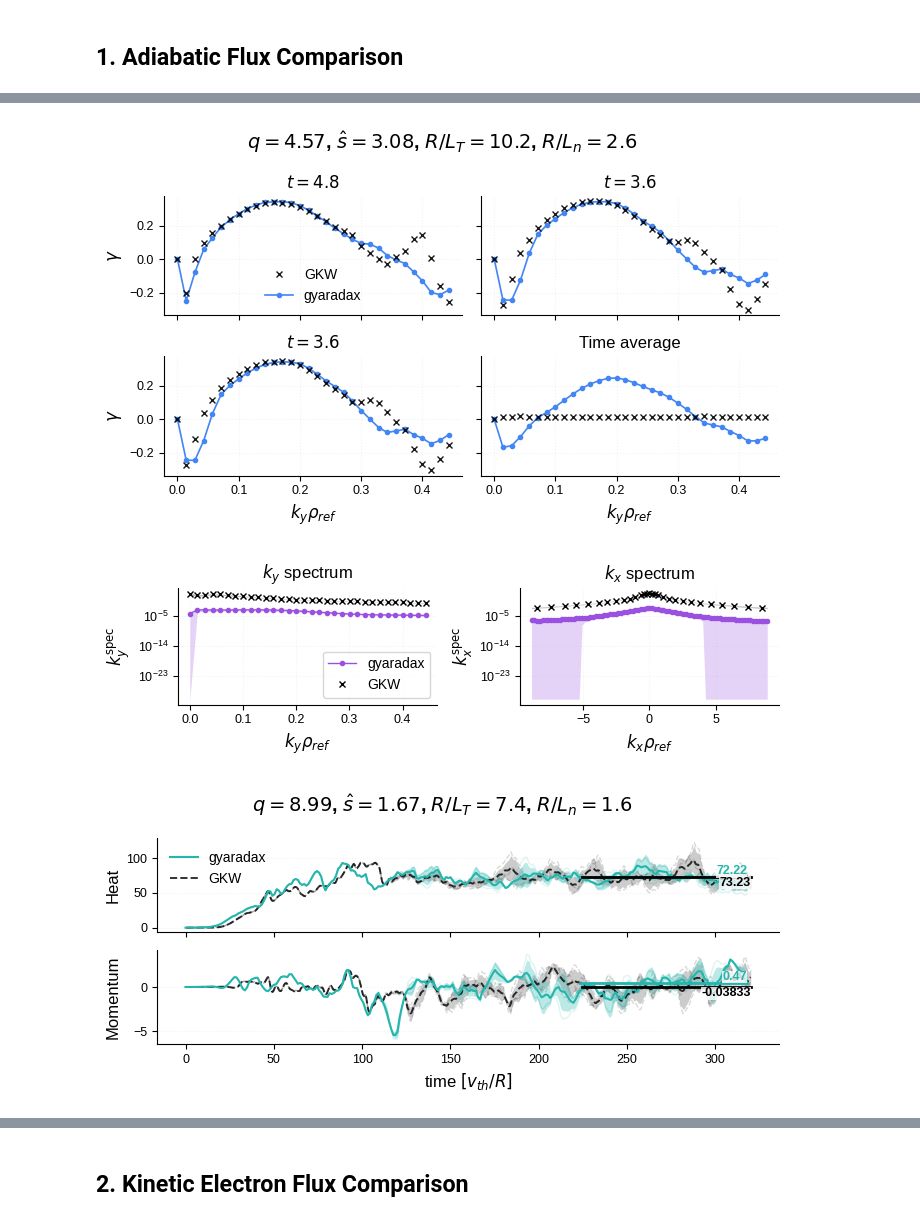
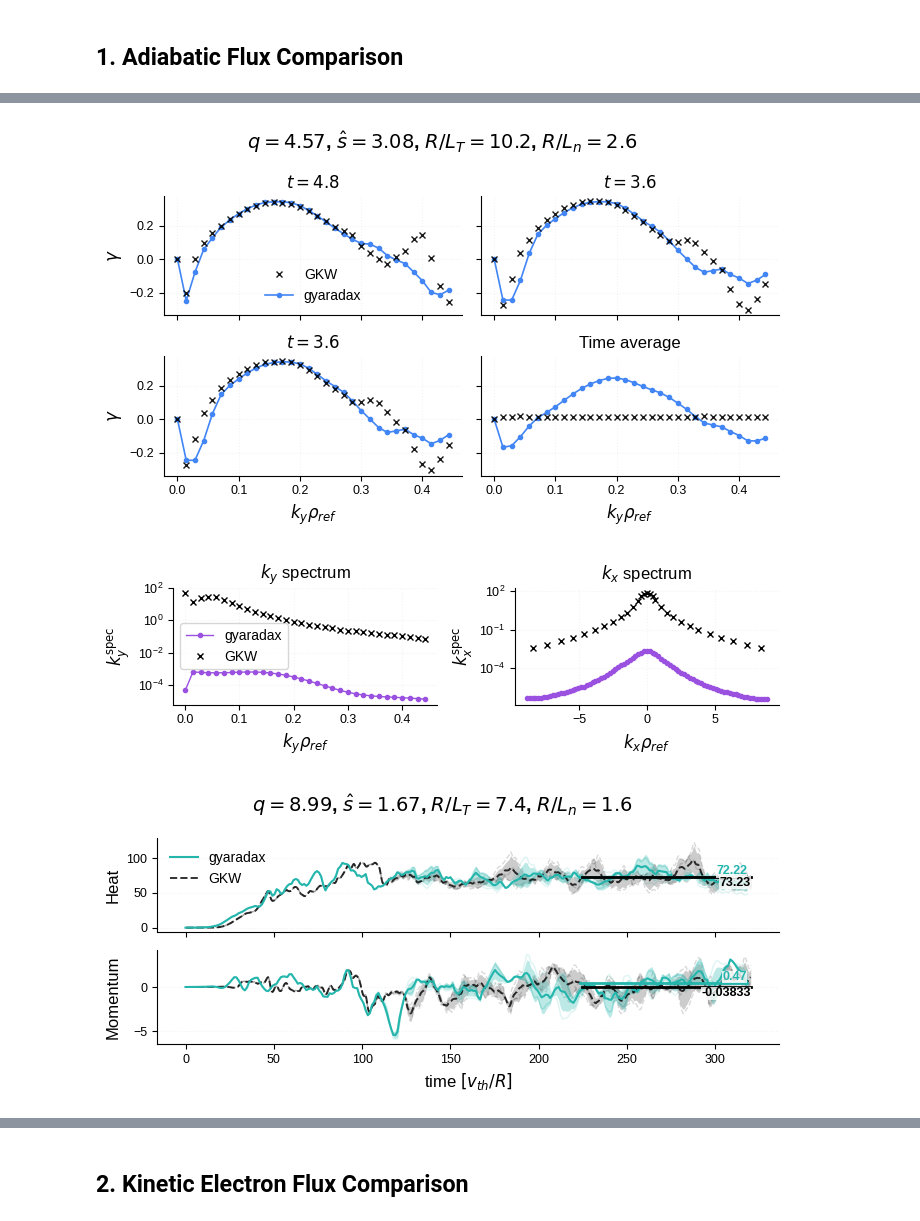
Before and after one commit to gerkone/gyaradax, a Jupyter notebook: notebooks/examine_validation.ipynb, the cells around one changed output, grey strips where cells are left out. Cells and saved outputs as stored; diff of their text form; code cells hidden in the pictures.

```diff
--- a/notebooks/examine_validation.ipynb
+++ b/notebooks/examine_validation.ipynb
@@ -48,14 +48,14 @@ kinetic: ['validation_kinetic_kinetic_double_rlt', 'validation_kinetic_v3_kitera
+# %%
+# shade_mode for spectra error bounds:
+#   "none"        — no shading (original behavior)
+#   "trajectory"  — std across runs only (time-averaged per run, then std across runs)
+#   "time"        — std across time only (pool all runs, compute std over time axis)
+#   "both"        — std across both time and trajectory (flatten runs+time, then std)
+SHADE_MODE = "none"
 # %% [markdown]
 ## 1. Adiabatic Flux Comparison
 # %%
 os.makedirs("figs", exist_ok=True)
-
-# shade_mode for spectra error bounds:
-#   "none"        — no shading (original behavior)
-#   "trajectory"  — std across runs only (time-averaged per run, then std across runs)
-#   "time"        — std across time only (pool all runs, compute std over time axis)
-#   "both"        — std across both time and trajectory (flatten runs+time, then std)
-SHADE_MODE = "both"
 
 grouped_adiabatic = defaultdict(list)
 for out_dir in adiabatic_dirs:
@@ -238,34 +238,34 @@ for base_name, dirs in grouped_adiabatic.items():
             ref_kx_spec = np.mean(ref_kx_per_run, axis=0)
             ref_ky_spec = np.mean(ref_ky_per_run, axis=0)
 
             if SHADE_MODE == "trajectory" and len(all_ref_kx_specs) > 1:
                 ref_kx_spec_std = np.std(ref_kx_per_run, axis=0)
                 ref_ky_spec_std = np.std(ref_ky_per_run, axis=0)
             elif SHADE_MODE in ("time", "both"):
                 # pool time windows from all ref runs
                 ref_kx_pooled = np.concatenate([s[-avg_count * 3 :] for s in all_ref_kx_specs], axis=0)
                 ref_ky_pooled = np.concatenate([s[-avg_count * 3 :] for s in all_ref_ky_specs], axis=0)
                 ref_kx_spec_std = np.std(ref_kx_pooled, axis=0)
                 ref_ky_spec_std = np.std(ref_ky_pooled, axis=0)
 
         fig_spec = plot_spectra(
             kx=kx,
             ky=ky,
             kx_spec=kx_spec_avg,
             ky_spec=ky_spec_avg,
             ref_kx_spec=ref_kx_spec,
             ref_ky_spec=ref_ky_spec,
             kx_spec_std=kx_spec_std,
             ky_spec_std=ky_spec_std,
             ref_kx_spec_std=ref_kx_spec_std,
             ref_ky_spec_std=ref_ky_spec_std,
         )
         fig_spec.savefig(f"figs/spectra_{base_name}.pdf")
 # %% [output]
 [figure]
 [figure]
 [figure]
-[figure, old version]
+[figure, new version]
 [figure]
 [figure]
 [figure]
```
Also changed, not shown: parts of 9 cells of this notebook, 4 other files.
